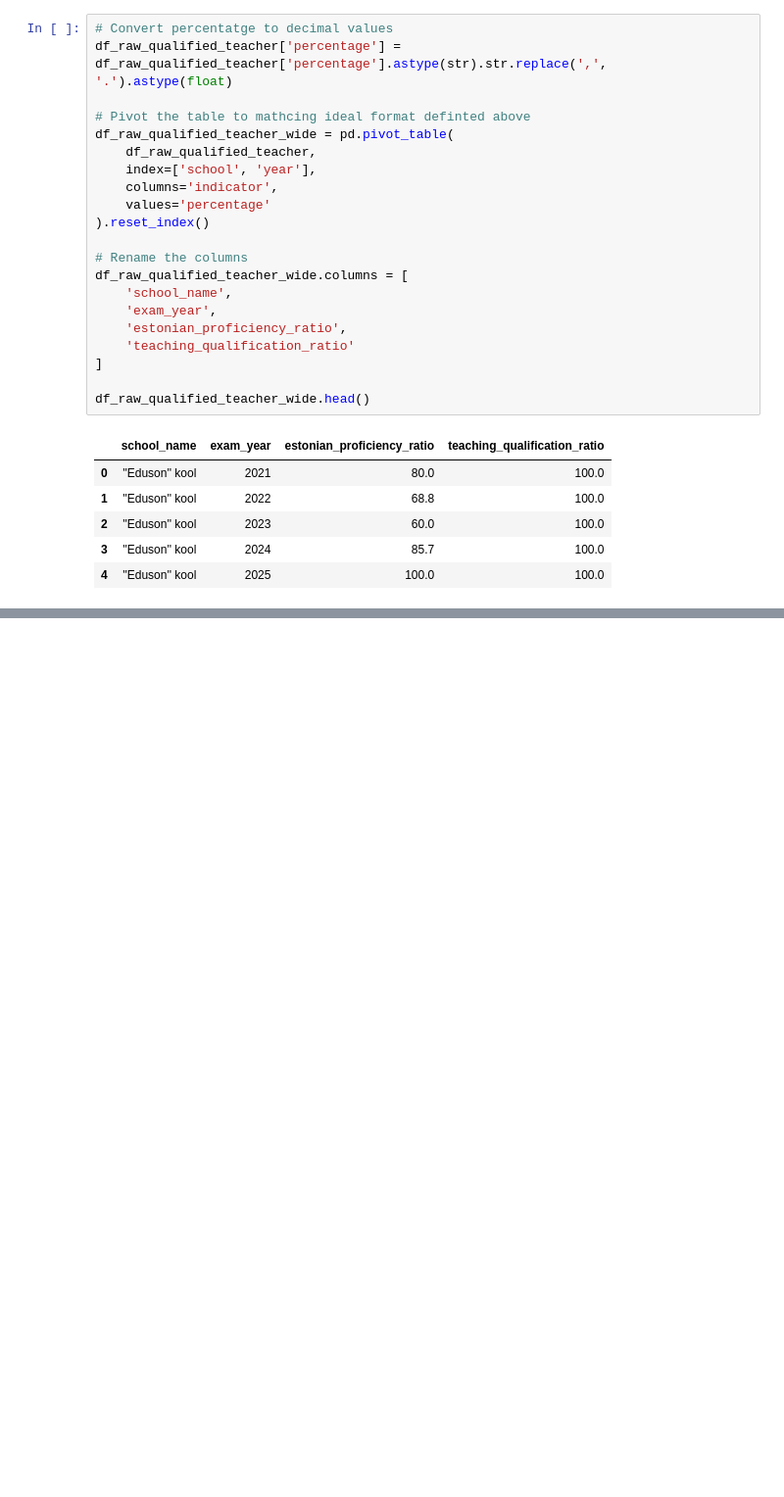
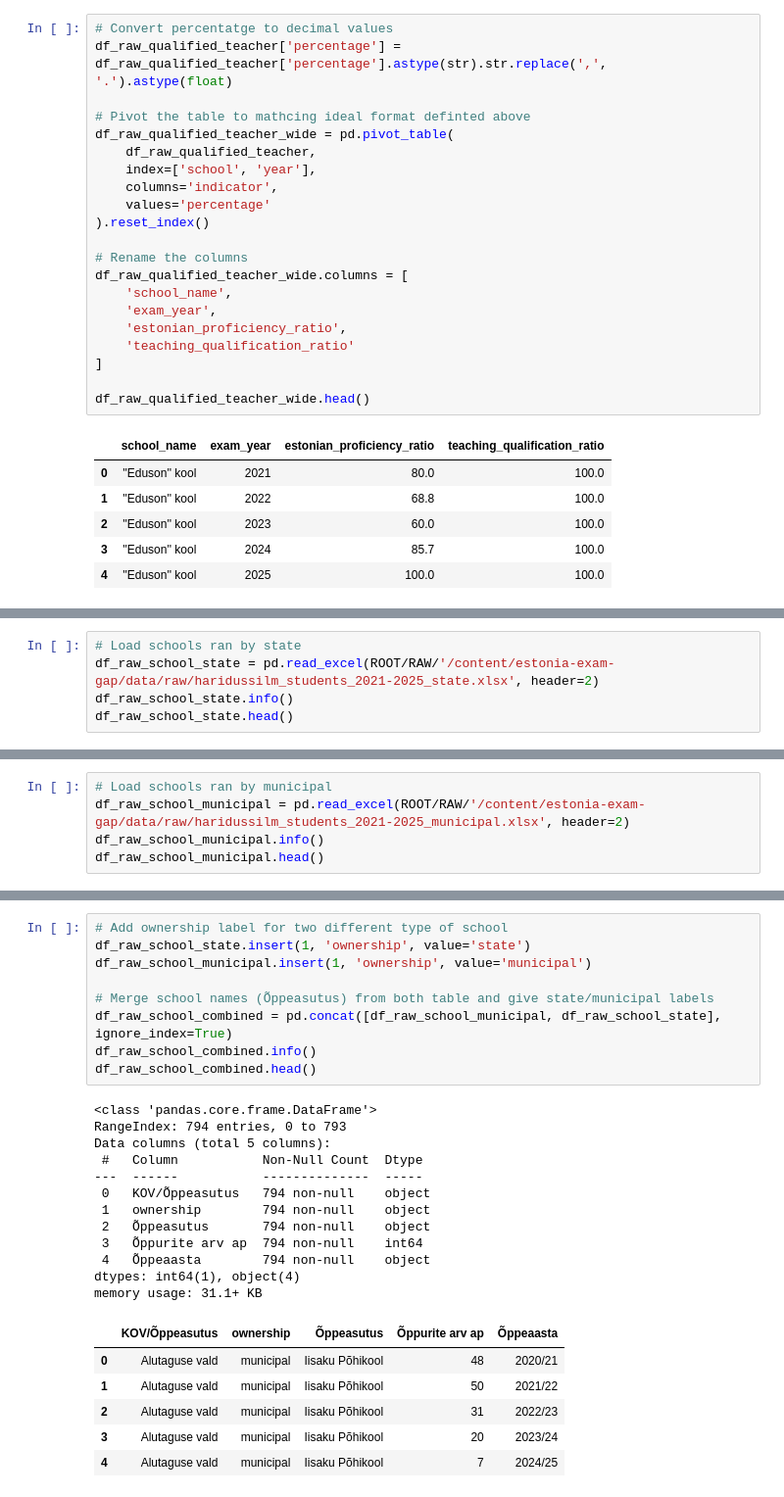
Before and after one commit to valpar/estonia-exam-gap, a Jupyter notebook: notebooks/Features.ipynb, the cells around one changed output, grey strips where cells are left out. Shown at 98% size. Drawn from its saved outputs; the diff is of its cells as text; blank space fills up the shorter version.

Commit message:
Second feature, school ownership done

```diff
--- a/notebooks/Features.ipynb
+++ b/notebooks/Features.ipynb
@@ -80,0 +88,5 @@ df_raw_qualified_teacher_wide.head()
+# %%
+# Load schools ran by state
+df_raw_school_state = pd.read_excel(ROOT/RAW/'/content/estonia-exam-gap/data/raw/haridussilm_students_2021-2025_state.xlsx', header=2)
+df_raw_school_state.info()
+df_raw_school_state.head()
@@ -80,0 +111,5 @@ df_raw_qualified_teacher_wide.head()
+# %%
+# Load schools ran by municipal
+df_raw_school_municipal = pd.read_excel(ROOT/RAW/'/content/estonia-exam-gap/data/raw/haridussilm_students_2021-2025_municipal.xlsx', header=2)
+df_raw_school_municipal.info()
+df_raw_school_municipal.head()
@@ -80,0 +134,28 @@ df_raw_qualified_teacher_wide.head()
+# %%
+# Add ownership label for two different type of school
+df_raw_school_state.insert(1, 'ownership', value='state')
+df_raw_school_municipal.insert(1, 'ownership', value='municipal')
+
+# Merge school names (Õppeasutus) from both table and give state/municipal labels
+df_raw_school_combined = pd.concat([df_raw_school_municipal, df_raw_school_state], ignore_index=True)
+df_raw_school_combined.info()
+df_raw_school_combined.head()
+# %% [output]
+<class 'pandas.core.frame.DataFrame'>
+RangeIndex: 794 entries, 0 to 793
+Data columns (total 5 columns):
+ #   Column           Non-Null Count  Dtype
+---  ------           --------------  -----
+ 0   KOV/Õppeasutus   794 non-null    object
+ 1   ownership        794 non-null    object
+ 2   Õppeasutus       794 non-null    object
+ 3   Õppurite arv ap  794 non-null    int64
+ 4   Õppeaasta        794 non-null    object
+dtypes: int64(1), object(4)
+memory usage: 31.1+ KB
+|  | KOV/Õppeasutus | ownership | Õppeasutus | Õppurite arv ap | Õppeaasta |
+| 0 | Alutaguse vald | municipal | Iisaku Põhikool | 48 | 2020/21 |
+| 1 | Alutaguse vald | municipal | Iisaku Põhikool | 50 | 2021/22 |
+| 2 | Alutaguse vald | municipal | Iisaku Põhikool | 31 | 2022/23 |
+| 3 | Alutaguse vald | municipal | Iisaku Põhikool | 20 | 2023/24 |
+| 4 | Alutaguse vald | municipal | Iisaku Põhikool | 7 | 2024/25 |
```
Also changed, not shown: parts of 7 cells of this notebook.
